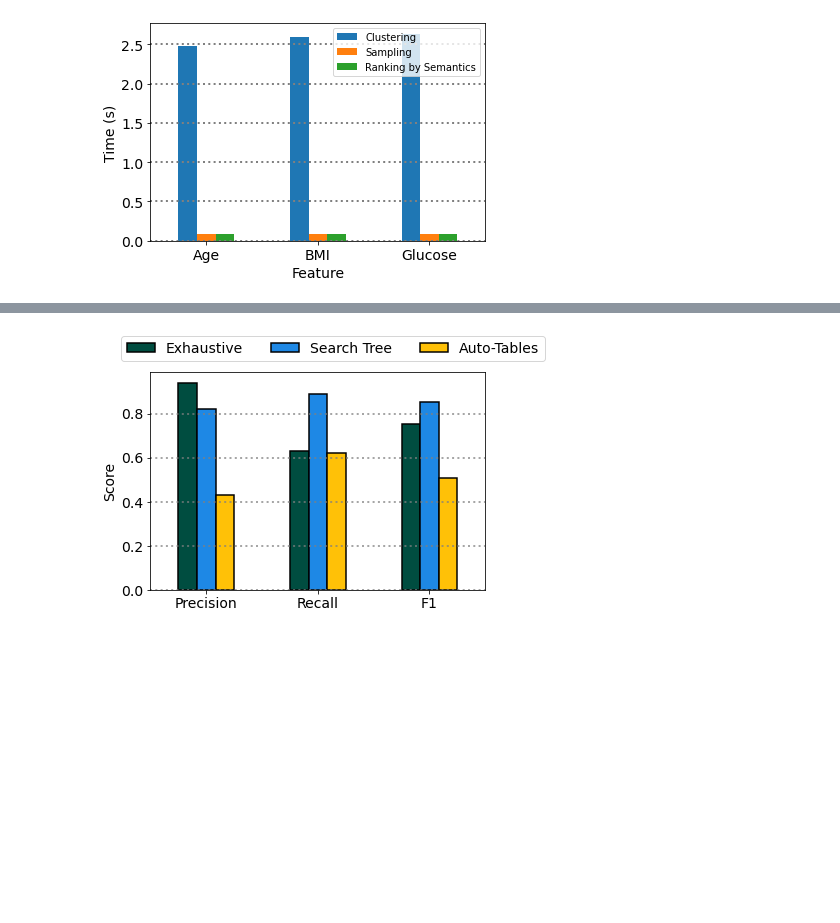
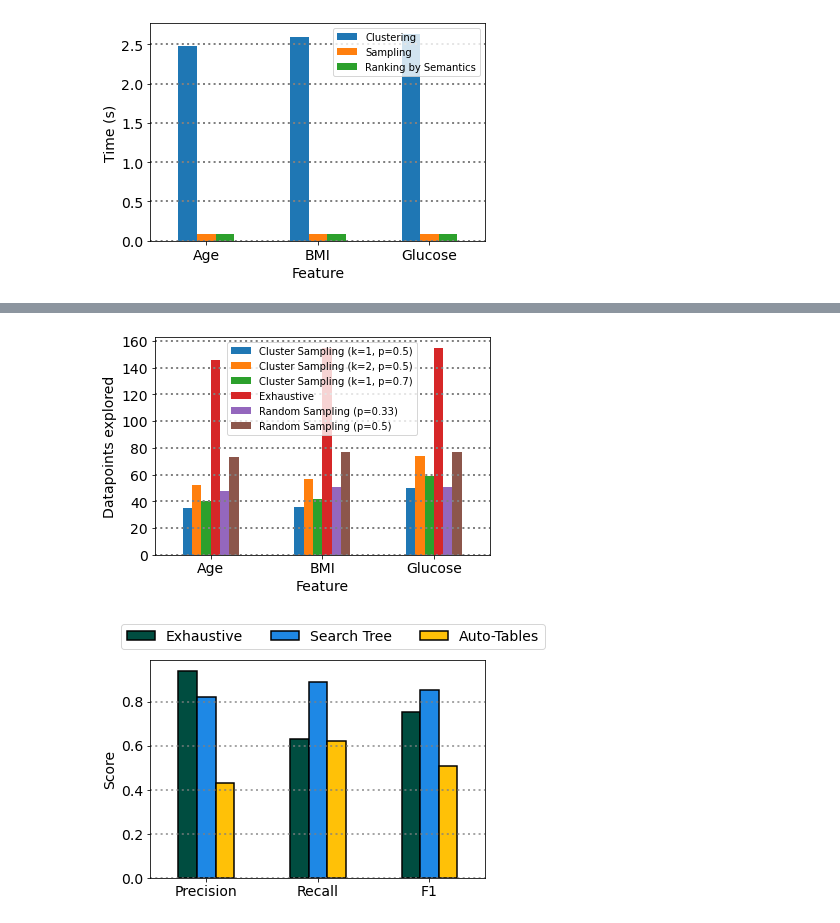
Before and after one commit to ey-l/explainable-discretization, a Jupyter notebook: notebooks/figs.ipynb, the cells around one changed output, grey strips where cells are left out. Drawn from its saved outputs; the diff is of its cells as text; code cells hidden in the pictures; blank space fills up the shorter version.

```diff
--- a/notebooks/figs.ipynb
+++ b/notebooks/figs.ipynb
@@ -43,3 +115,24 @@ plt.show()
+# %%
+cluster_sampling1 = [35, 36, 50]
+cluster_sampling2 = [40, 42, 59]
+cluster_sampling3 = [52, 57, 74]
+exhaustive = [146, 155, 155]
+random_sampling1 = [48, 51, 51]
+random_sampling2 = [73, 77, 77]
+index = ['Age', 'BMI', 'Glucose']
+labels = ['Cluster Sampling (k=1, p=0.5)', 'Cluster Sampling (k=2, p=0.5)', 'Cluster Sampling (k=1, p=0.7)', 'Exhaustive', 'Random Sampling (p=0.33)', 'Random Sampling (p=0.5)']
+# create a dictionary with labels as keys and lists as values
+data = {'Cluster Sampling (k=1, p=0.5)': cluster_sampling1, 'Cluster Sampling (k=2, p=0.5)': cluster_sampling3, 'Cluster Sampling (k=1, p=0.7)': cluster_sampling2, 'Exhaustive': exhaustive, 'Random Sampling (p=0.33)': random_sampling1, 'Random Sampling (p=0.5)': random_sampling2}
+df = pd.DataFrame(data, index=index)
+ax = df.plot.bar(rot=0)
+plt.grid(linestyle=":", color='gray', linewidth=2, axis='y')
+plt.xticks(fontsize=14)
+plt.yticks(fontsize=14)
+plt.ylabel('Datapoints explored', fontsize=14)
+plt.xlabel('Feature', fontsize=14)
+plt.show()
+# %% [output]
+[figure, added]
 # %%
 
 def f1(precision, recall):
```
Also changed, not shown: parts of 9 cells of this notebook, 7 other files.
